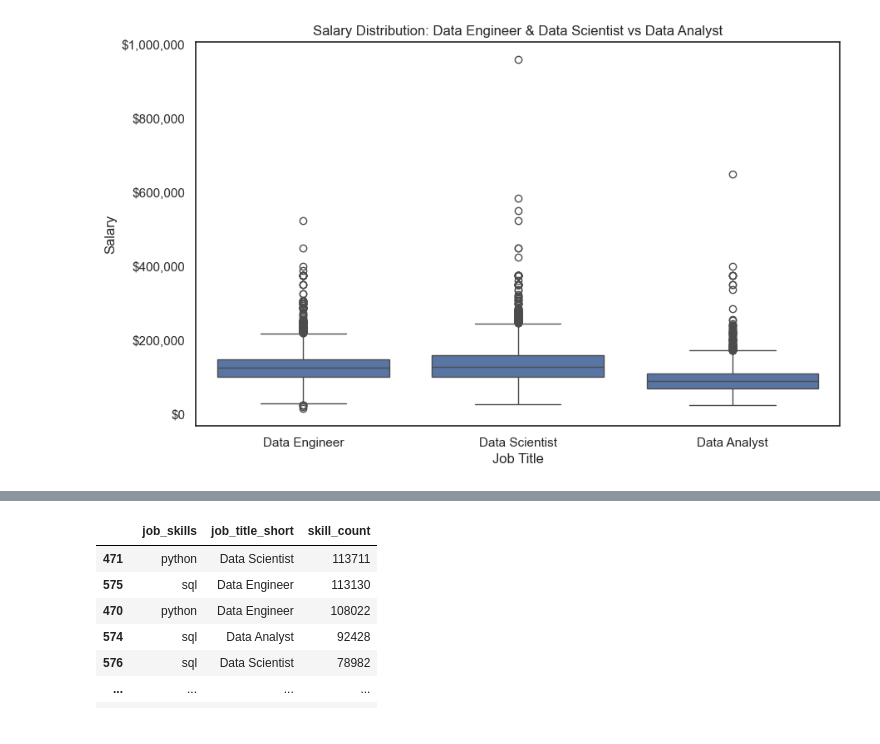
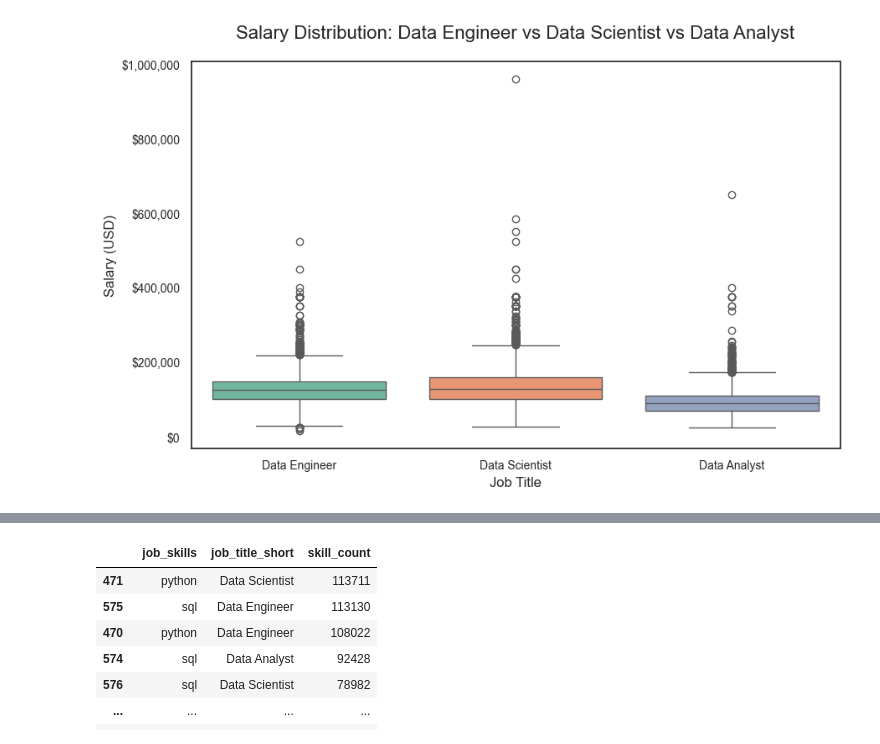
Before and after one commit to abdulganiu99/Job_Postings_Analysis_py, a Jupyter notebook: notebooks/3_analysis_and_visualization.ipynb, the cells around one changed output, grey strips where cells are left out. Drawn from its saved outputs; the diff is of its cells as text; code cells hidden in the pictures.

```diff
--- a/notebooks/3_analysis_and_visualization.ipynb
+++ b/notebooks/3_analysis_and_visualization.ipynb
@@ -50,22 +160,34 @@ plt.show()
 # %%
-# Salary Distribution: Data Engineer vs Data Scientist
-df_DE_DS_DA = df[df['job_title_short'].isin(['Data Engineer', 'Data Scientist', 'Data Analyst'])].copy()
-plot_order = ['Data Engineer', 'Data Scientist', 'Data Analyst']
+# Set the theme for visualizations
+sns.set_theme(style='white')
 
-sns.set_theme(style='white')
+# Create a boxplot to compare salary distributions
 plt.figure(figsize=(10, 6))
-sns.boxplot(x='job_title_short', y='salary_year_avg', data=df_DE_DS_DA, order=plot_order)
-plt.title('Salary Distribution: Data Engineer & Data Scientist vs Data Analyst')
-plt.xlabel('Job Title')
-plt.ylabel('Salary')
+sns.boxplot(
+    x='job_title_short',  # Job titles on the x-axis
+    y='salary_year_avg',  # Salaries on the y-axis
+    data=df_DE_DS_DA,  # Filtered dataset
+    order=plot_order,  # Order of job titles
+    palette='Set2'
+)
+
+# Add title and labels
+plt.title('Salary Distribution: Data Engineer vs Data Scientist vs Data Analyst', fontsize=16, pad=20)
+plt.xlabel('Job Title', fontsize=12)
+plt.ylabel('Salary (USD)', fontsize=12)
 
 # Format y-axis ticks to show currency
 import matplotlib.ticker as ticker
 def currency_formatter(x, p):
-    return f'${x:,.0f}' # No decimals, with comma separators and dollar sign
+    return f'${x:,.0f}'  # No decimals, with comma separators and dollar sign
 
 plt.gca().yaxis.set_major_formatter(ticker.FuncFormatter(currency_formatter))
 
+# Improve tick labels
+plt.xticks(fontsize=10)
+plt.yticks(fontsize=10)
+
+# Display the plot
 plt.show()
 # %% [output]
-[figure, old version]
+[figure, new version]
```
Also changed, not shown: parts of 52 cells of this notebook.
